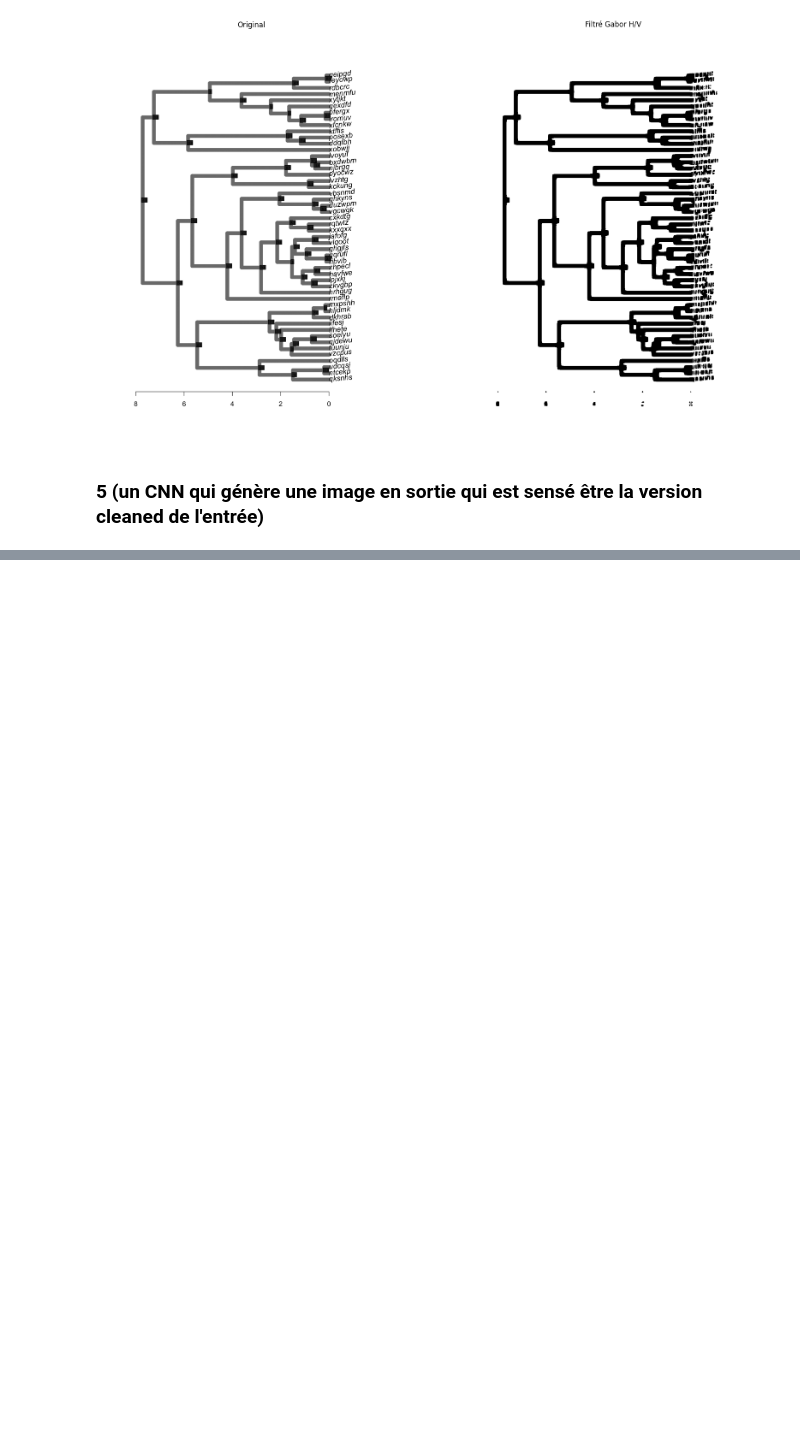
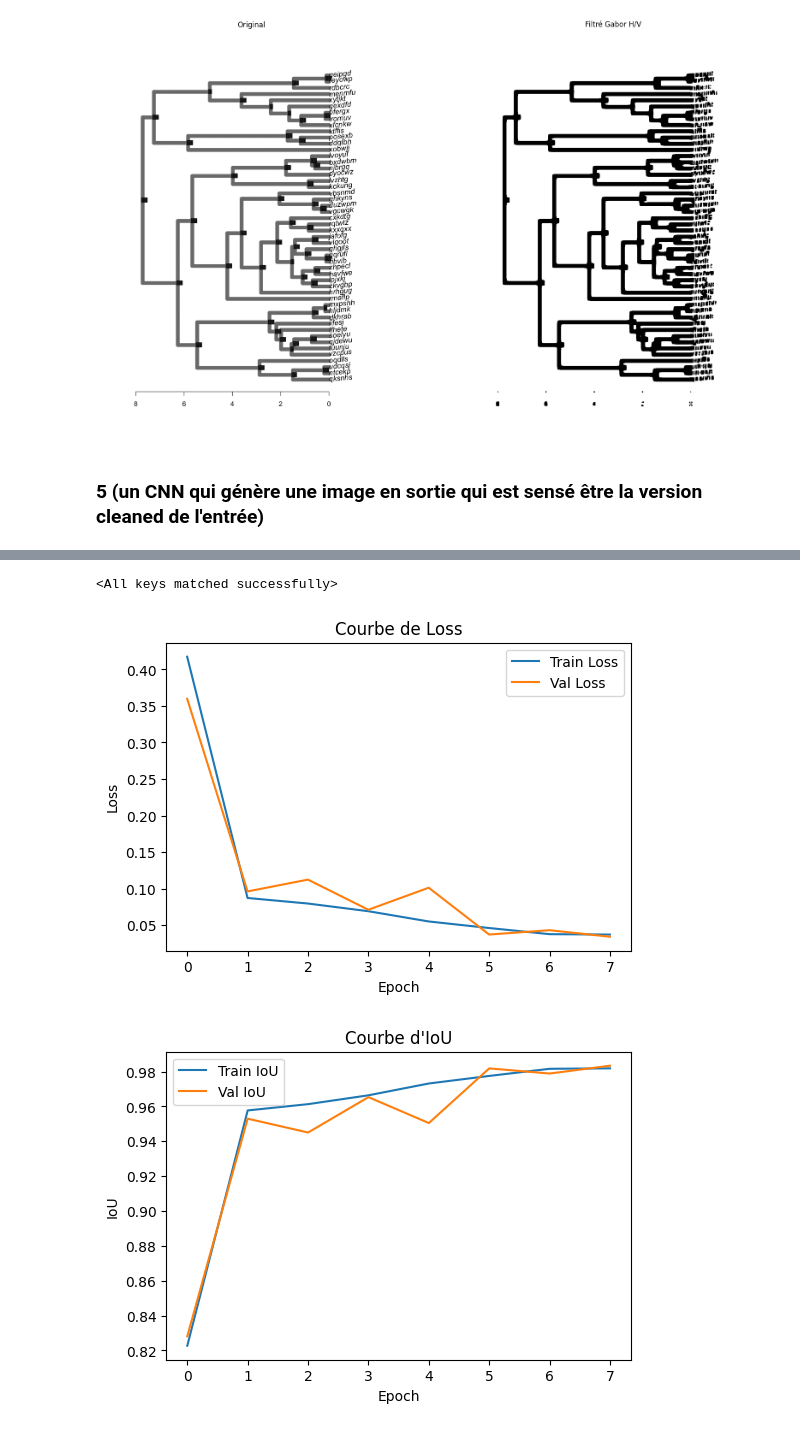
Before and after one commit to BDorian332/ITPT, a Jupyter notebook: dev/_notebooks/label_extraction_paddleocr.ipynb, the cells around one changed output, grey strips where cells are left out. Saved outputs shown, nothing was run; the diff lists cells and outputs as text; code cells hidden in the pictures; blank space fills up the shorter version.

```diff
--- a/dev/_notebooks/label_extraction_paddleocr.ipynb
+++ b/dev/_notebooks/label_extraction_paddleocr.ipynb
@@ -2354,0 +2787,2 @@ plt.show()
+# %%
+model = PhyloTreeBBoxFinder()
@@ -2354,0 +2794,2 @@ plt.show()
+# %%
+history = train_model(model, train_loader, val_loader, device=device, epochs=10)
@@ -2354,0 +2817,28 @@ plt.show()
+# %%
+model.load_state_dict(torch.load("dev/_notebooks/outputs/label_extraction_paddleocr_outputs/cleaning_model_6/model_checkpoints/model_epoch8.pth", map_location=device))
+# %% [output]
+<All keys matched successfully>
+# %%
+with open("dev/_notebooks/outputs/label_extraction_paddleocr_outputs/cleaning_model_6/model_history.pkl", "rb") as f:
+    history = pickle.load(f)
+# %%
+plt.figure(figsize=(6,4))
+plt.plot(history["train_loss"], label="Train Loss")
+plt.plot(history["val_loss"], label="Val Loss")
+plt.xlabel("Epoch")
+plt.ylabel("Loss")
+plt.title("Courbe de Loss")
+plt.legend()
+plt.show()
+
+plt.figure(figsize=(6,4))
+plt.plot(history["train_iou"], label="Train IoU")
+plt.plot(history["val_iou"], label="Val IoU")
+plt.xlabel("Epoch")
+plt.ylabel("IoU")
+plt.title("Courbe d'IoU")
+plt.legend()
+plt.show()
+# %% [output]
+[figure, added]
+[figure, added]
```
Also changed, not shown: parts of 33 cells of this notebook.
